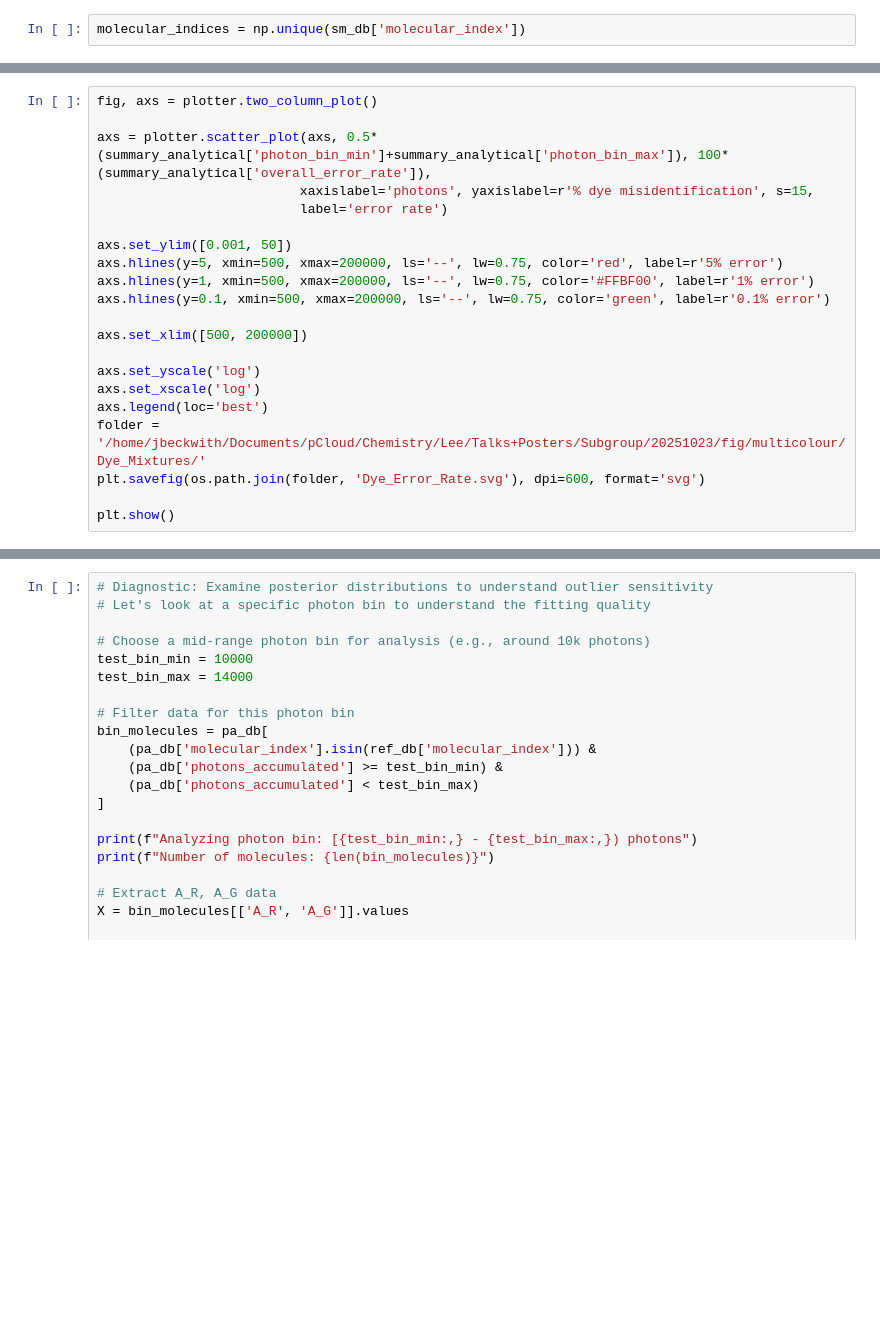
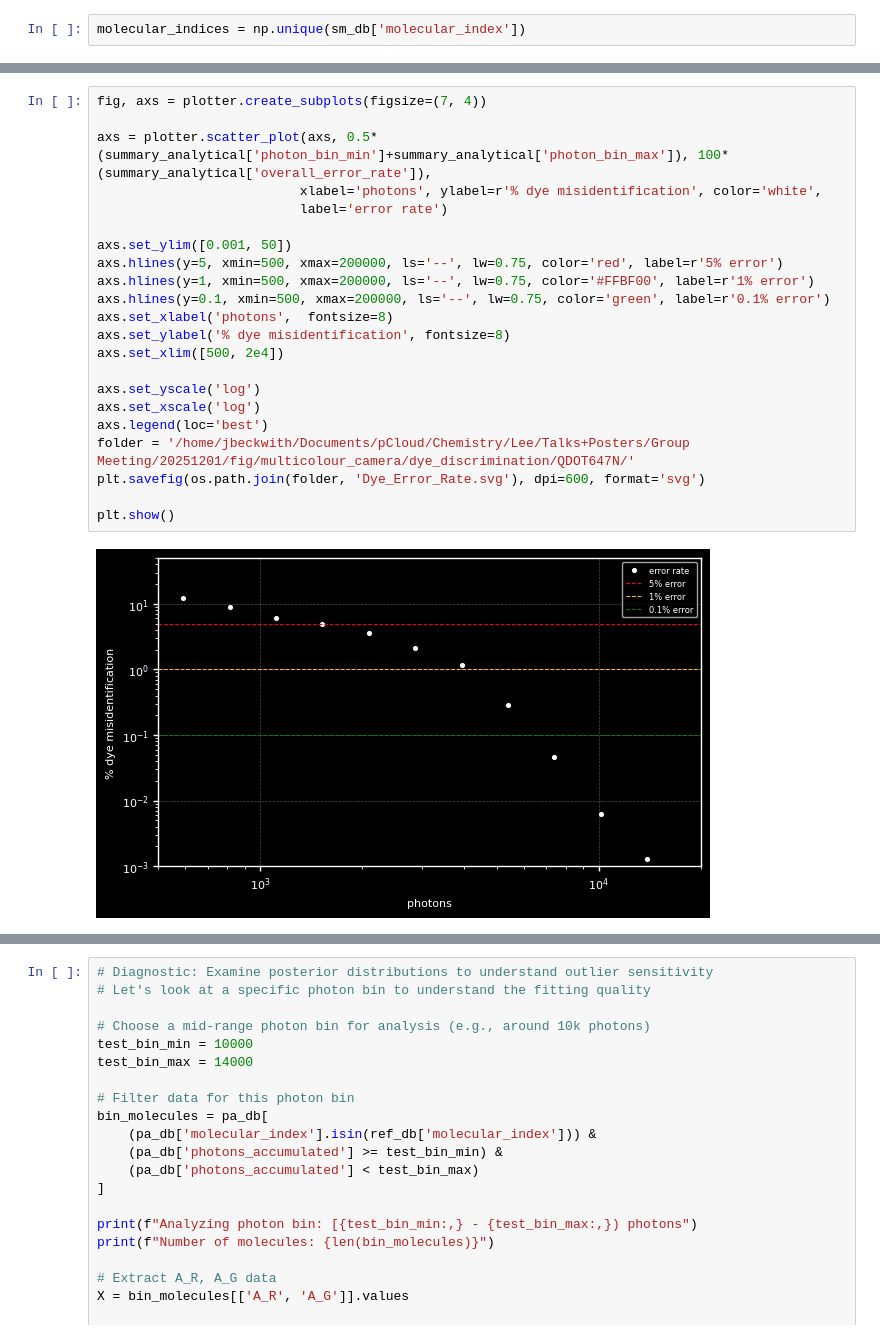
Before and after one commit to JBeckwith/pyS3M, a Jupyter notebook: single_dye_experiment_notebooks/Dye_Mixture_Analysis.ipynb, the cells around one changed output, grey strips where cells are left out. Saved outputs shown, nothing was run; the diff lists cells and outputs as text; blank space fills up the shorter version.

```diff
--- a/single_dye_experiment_notebooks/Dye_Mixture_Analysis.ipynb
+++ b/single_dye_experiment_notebooks/Dye_Mixture_Analysis.ipynb
@@ -454,21 +521,24 @@ summary_analytical
 # %%
-fig, axs = plotter.two_column_plot()
+fig, axs = plotter.create_subplots(figsize=(7, 4))
 
 axs = plotter.scatter_plot(axs, 0.5*(summary_analytical['photon_bin_min']+summary_analytical['photon_bin_max']), 100*(summary_analytical['overall_error_rate']),
-                          xaxislabel='photons', yaxislabel=r'% dye misidentification', s=15,
+                          xlabel='photons', ylabel=r'% dye misidentification', color='white',
                           label='error rate')
 
 axs.set_ylim([0.001, 50])
 axs.hlines(y=5, xmin=500, xmax=200000, ls='--', lw=0.75, color='red', label=r'5% error')
 axs.hlines(y=1, xmin=500, xmax=200000, ls='--', lw=0.75, color='#FFBF00', label=r'1% error')
 axs.hlines(y=0.1, xmin=500, xmax=200000, ls='--', lw=0.75, color='green', label=r'0.1% error')
-
-axs.set_xlim([500, 200000])
+axs.set_xlabel('photons',  fontsize=8)
+axs.set_ylabel('% dye misidentification', fontsize=8)
+axs.set_xlim([500, 2e4])
 
 axs.set_yscale('log')
 axs.set_xscale('log')
 axs.legend(loc='best')
-folder = '/home/jbeckwith/Documents/pCloud/Chemistry/Lee/Talks+Posters/Subgroup/20251023/fig/multicolour/Dye_Mixtures/'
+folder = '/home/jbeckwith/Documents/pCloud/Chemistry/Lee/Talks+Posters/Group Meeting/20251201/fig/multicolour_camera/dye_discrimination/QDOT647N/'
 plt.savefig(os.path.join(folder, 'Dye_Error_Rate.svg'), dpi=600, format='svg')
 
 plt.show()
+# %% [output]
+[figure, added]
```
Also changed, not shown: parts of 18 cells of this notebook, 10 other files.
